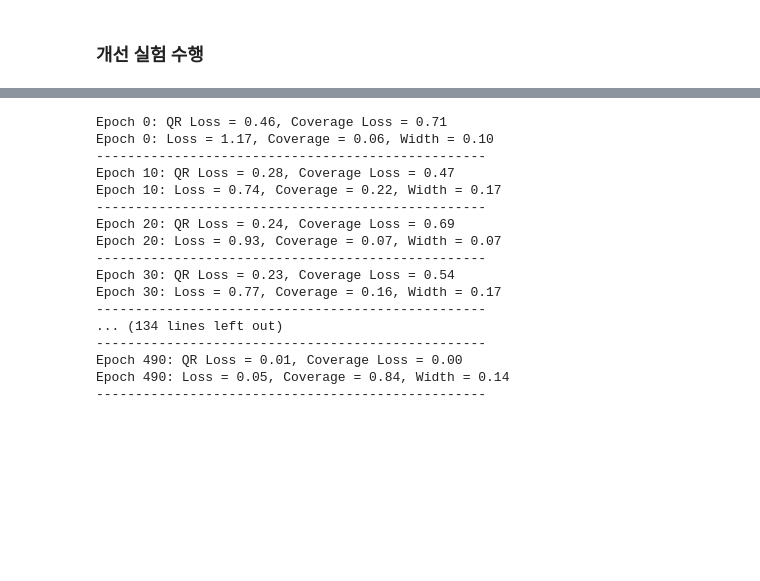
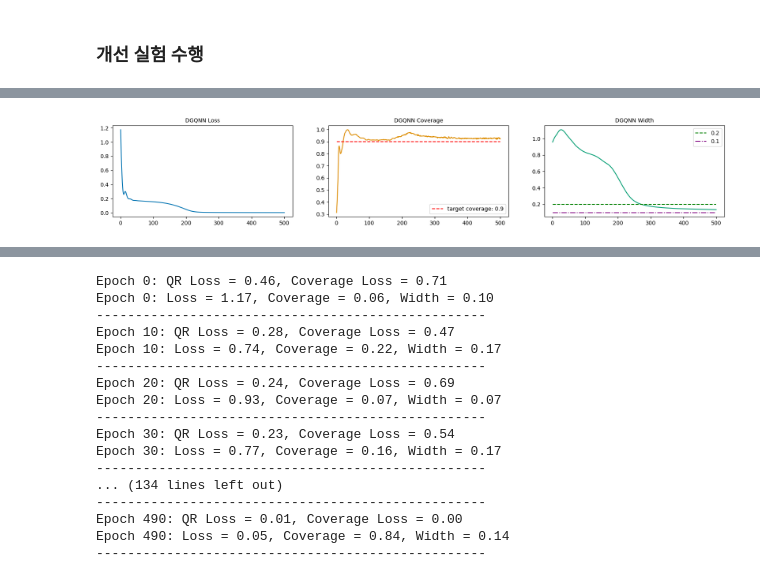
Before and after one commit to sybeam27/PQ-GNN, a Jupyter notebook: sy_250319.ipynb, the cells around one changed output, grey strips where cells are left out. Cells and saved outputs as stored; diff of their text form; code cells hidden in the pictures; blank space fills up the shorter version.

```diff
--- a/sy_250319.ipynb
+++ b/sy_250319.ipynb
@@ -663,0 +755,18 @@ Test edge_index 최대값: 199
+# %%
+# setting
+in_dim = train_data.x.shape[1]
+hidden_dim = 64
+learning_rate = 1e-3
+weight = 1e-3
+num_epochs = 500
+target = 0.9
+target_coverage = 0.9
+lambda_factor = 1
+gpu_number = 0
+
+device = torch.device(f"cuda:{gpu_number}" if torch.cuda.is_available() else 'cpu')
+train_data = train_data.to(device)
+
+model = GQNN(in_dim=in_dim, hidden_dim=hidden_dim).to(device)
+optimizer = optim.Adam(model.parameters(), lr=learning_rate, weight_decay=weight)
+criterion = RQRLoss(target_coverage=target_coverage, lambda_factor=lambda_factor)
@@ -663,0 +818,22 @@ Test edge_index 최대값: 199
+# %%
+# Loss 시각화
+plt.figure(figsize=(20, 3))
+plt.subplot(131)
+plt.plot(epochs, losses, color=color[0])
+plt.title('DGQNN Loss', size=10)
+
+plt.subplot(132)
+plt.plot(epochs, coverages, color=color[1])
+plt.hlines(y=0.9, xmin=min(epochs), xmax=max(epochs), colors='red', linestyles='--', label='target coverage: 0.9')
+plt.title('DGQNN Coverage', size=10)
+plt.legend()
+
+plt.subplot(133)
+plt.plot(epochs, widths, color=color[2])
+plt.hlines(y=0.2, label='0.2', xmin=min(epochs), xmax=max(epochs), colors='green', linestyles='--')
+plt.hlines(y=0.1, label='0.1', xmin=min(epochs), xmax=max(epochs), colors='purple', linestyles='-.')
+plt.title('DGQNN Width', size=10)
+plt.legend()
+plt.show()
+# %% [output]
+[figure, added]
```
Also changed, not shown: parts of 25 cells of this notebook.
